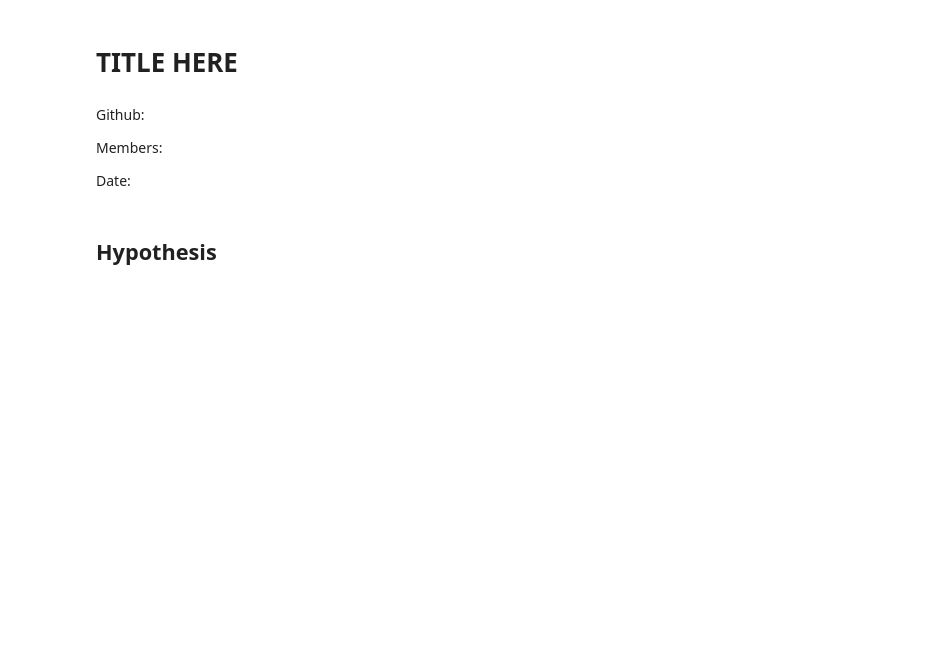
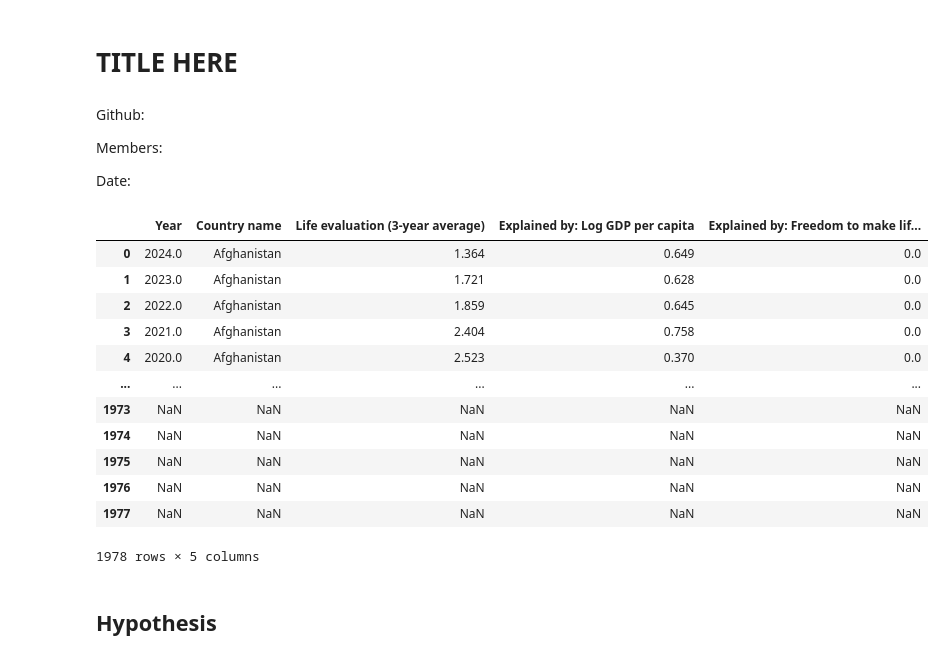
Before and after one commit to Kev-in123/DATA-200-Midterm, a Jupyter notebook: Midterm.ipynb, the cells around one changed output. Cells and saved outputs as stored; diff of their text form; code cells hidden in the pictures; blank space fills up the shorter version.

```diff
--- a/Midterm.ipynb
+++ b/Midterm.ipynb
@@ -9,17 +9,35 @@ Date:
 # %%
 #1 Packages
 import numpy as np
 import pandas as pd
 import seaborn as sns
 import matplotlib.pyplot as plt
 import matplotlib.ticker as ticker
 from matplotlib.colors import Normalize
 from matplotlib.cm import  ScalarMappable
 
 #2 Data
 data_bmw = pd.read_csv("data\\BMW_Data.csv") #Euros
 data_cars = pd.read_csv("data\\bmw.csv") #USD
 data_cpi = pd.read_csv("data\\cpi.csv")  #Consumer Price Index
+data_happy = pd.read_csv("data\\happy.csv")
+
+data_happy = data_happy.loc[:,["Year", "Country name", "Life evaluation (3-year average)", "Explained by: Log GDP per capita", "Explained by: Freedom to make life choices"]]
+data_happy = data_happy[data_happy['Year'].notna()]
+# %% [output]
+|  | Year | Country name | Life evaluation (3-year average) | Explained by: Log GDP per capita | Explained by: Freedom to make lif... |
+| 0 | 2024.0 | Afghanistan | 1.364 | 0.649 | 0.0 |
+| 1 | 2023.0 | Afghanistan | 1.721 | 0.628 | 0.0 |
+| 2 | 2022.0 | Afghanistan | 1.859 | 0.645 | 0.0 |
+| 3 | 2021.0 | Afghanistan | 2.404 | 0.758 | 0.0 |
+| 4 | 2020.0 | Afghanistan | 2.523 | 0.370 | 0.0 |
+| ... | ... | ... | ... | ... | ... |
+| 1973 | NaN | NaN | NaN | NaN | NaN |
+| 1974 | NaN | NaN | NaN | NaN | NaN |
+| 1975 | NaN | NaN | NaN | NaN | NaN |
+| 1976 | NaN | NaN | NaN | NaN | NaN |
+| 1977 | NaN | NaN | NaN | NaN | NaN |
+1978 rows × 5 columns
 # %% [markdown]
 ## Hypothesis
 # %% [markdown]
```
Also changed, not shown: parts of 3 cells of this notebook.
